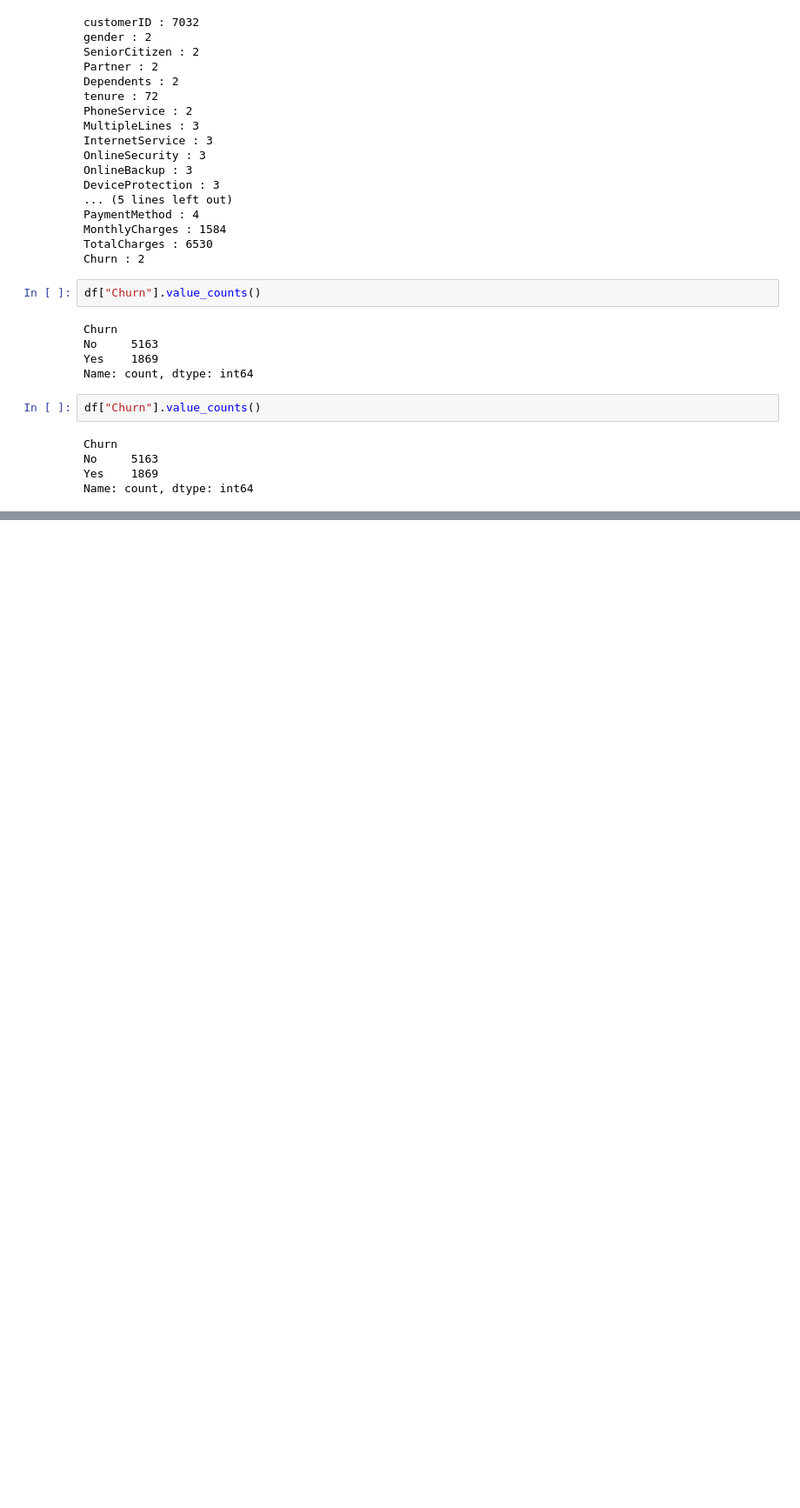
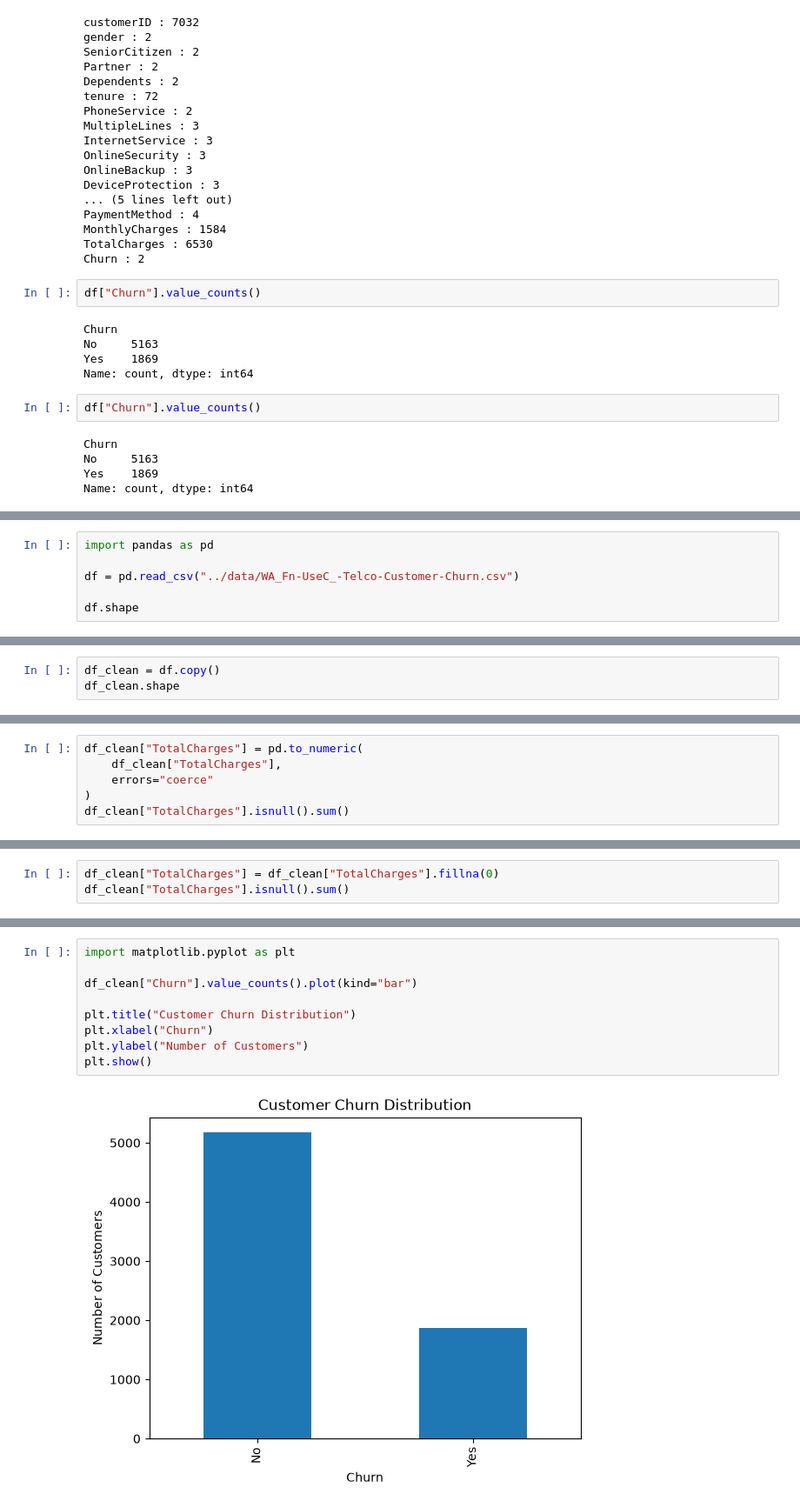
Before and after one commit to 12417745/customer-churn-prediction, a Jupyter notebook: notebooks/customer_churn_analysis.ipynb, the cells around one changed output, grey strips where cells are left out. Shown at 87% size. Drawn from its saved outputs; the diff is of its cells as text; blank space fills up the shorter version.

Commit message:
Complete Day 2 data cleaning and EDA

```diff
--- a/notebooks/customer_churn_analysis.ipynb
+++ b/notebooks/customer_churn_analysis.ipynb
@@ -215,0 +218,6 @@ Name: count, dtype: int64
+# %%
+import pandas as pd
+
+df = pd.read_csv("../data/WA_Fn-UseC_-Telco-Customer-Churn.csv")
+
+df.shape
@@ -215,0 +226,3 @@ Name: count, dtype: int64
+# %%
+df_clean = df.copy()
+df_clean.shape
@@ -215,0 +259,6 @@ Name: count, dtype: int64
+# %%
+df_clean["TotalCharges"] = pd.to_numeric(
+    df_clean["TotalCharges"],
+    errors="coerce"
+)
+df_clean["TotalCharges"].isnull().sum()
@@ -215,0 +267,3 @@ Name: count, dtype: int64
+# %%
+df_clean["TotalCharges"] = df_clean["TotalCharges"].fillna(0)
+df_clean["TotalCharges"].isnull().sum()
@@ -215,0 +300,11 @@ Name: count, dtype: int64
+# %%
+import matplotlib.pyplot as plt
+
+df_clean["Churn"].value_counts().plot(kind="bar")
+
+plt.title("Customer Churn Distribution")
+plt.xlabel("Churn")
+plt.ylabel("Number of Customers")
+plt.show()
+# %% [output]
+[figure, added]
```
Also changed, not shown: parts of 15 cells of this notebook, 2 other files.
